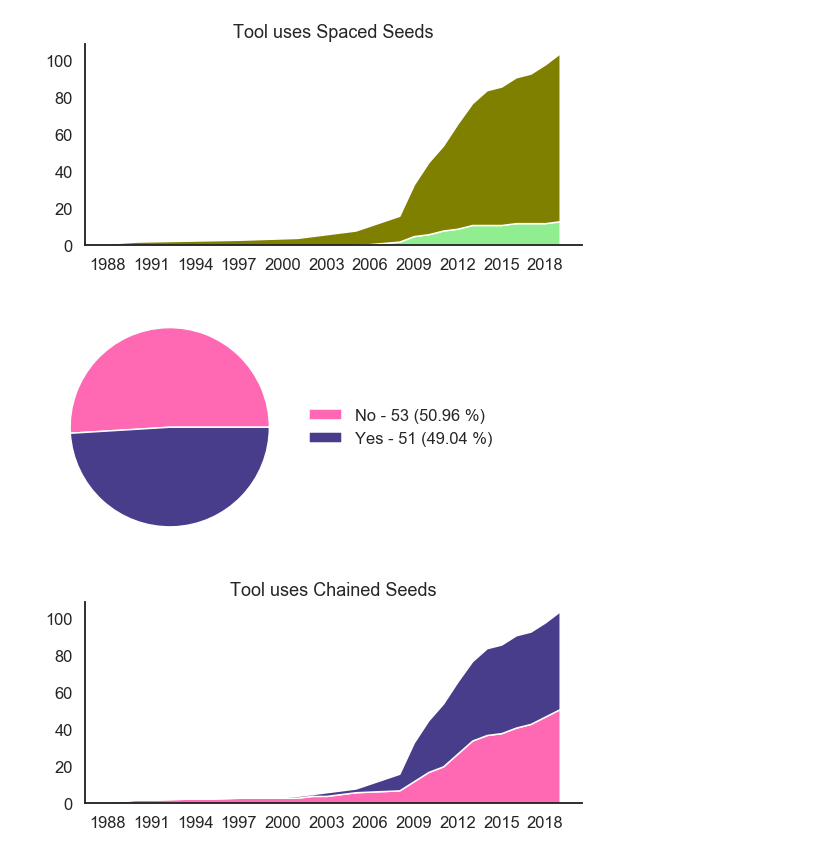
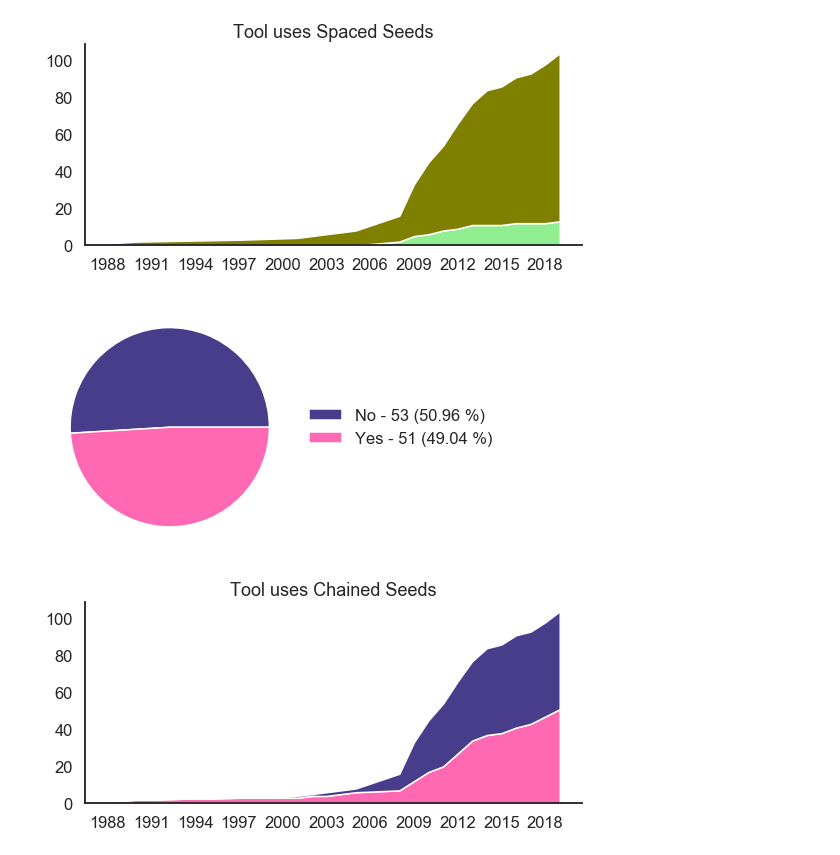
Before and after one commit to Mangul-Lab-USC/review-technology-dictates-algorithms, a Jupyter notebook: notebooks/Figure2.ipynb, the cells around one changed output. Saved outputs shown, nothing was run; the diff lists cells and outputs as text; code cells hidden in the pictures.

Commit message:
Added multipanel for Figure 2

```diff
--- a/notebooks/Figure2.ipynb
+++ b/notebooks/Figure2.ipynb
@@ -312,18 +312,18 @@ plt.savefig('../figures/Figure2_c_1.pdf')
 # %%
 plt.figure(figsize=(12,4))
 
 CS_group = data_year.groupby('seeds_chained').count().sort_values('aligner', ascending=False)
-patches, texts = plt.pie(CS_group.aligner, colors=['hotpink','darkslateblue'])
+patches, texts = plt.pie(CS_group.aligner, colors=['darkslateblue','hotpink'])
 pct = 100.*CS_group.aligner/CS_group.aligner.sum()
 labels = ['{0} - {1} ({2:2.2f} %)'.format(i,j,k) for i,j,k in zip(CS_group.index, CS_group.aligner, pct)]
 plt.legend(patches, labels, loc='center left', bbox_to_anchor=(1, .5), frameon=False)
 plt.tight_layout()
 #plt.show()
 
 plt.savefig('../figures/Figure2_d_0.png')
 plt.savefig('../figures/Figure2_d_0.pdf')
 # %% [output]
-[figure, old version]
+[figure, new version]
 # %%
 plt.figure(figsize=(8,4))
 by_year = data_year.groupby(['year_of_pub','seeds_chained']).count()
```
Also changed, not shown: parts of 9 cells of this notebook, 34 other files.
